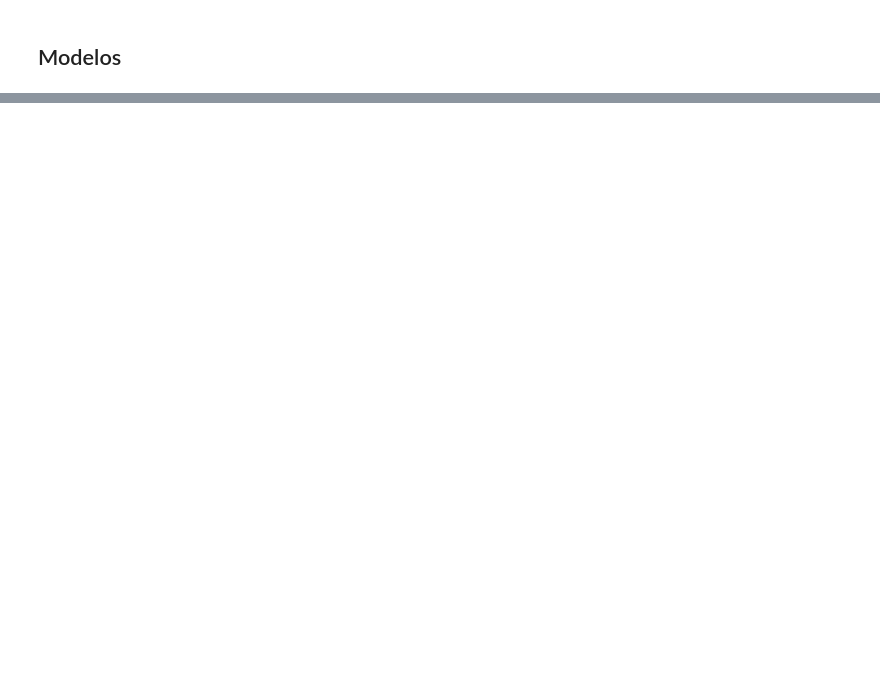
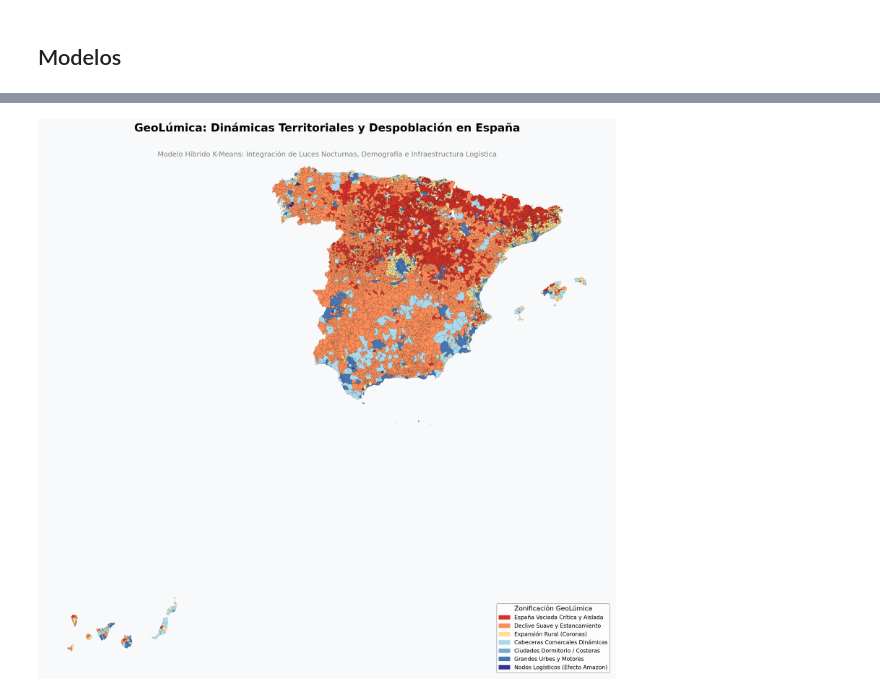
Before and after one commit to MartinEO2005/Proyecto_Big_Data_I, a Jupyter notebook: ML/ml_clustering.ipynb, the cells around one changed output, grey strips where cells are left out. Saved outputs shown, nothing was run; the diff lists cells and outputs as text; code cells hidden in the pictures; blank space fills up the shorter version.

```diff
--- a/ML/ml_clustering.ipynb
+++ b/ML/ml_clustering.ipynb
@@ -226,0 +530,88 @@ display(df_master.head()) # Usamos display() que se ve mucho mejor en Jupyter qu
+# %%
+import matplotlib.patches as mpatches
+import matplotlib.pyplot as plt
+import geopandas as gpd
+
+print("🗺️ GENERANDO MAPA CARTOGRÁFICO DEFINITIVO DE GEOLÚMICA...")
+
+# 1. Bautizamos los perfiles técnicos a Nombres de Negocio (GeoLúmica)
+diccionario_nombres = {
+    'Clúster Rural 5': '6 - España Vaciada Crítica y Aislada',
+    'Clúster Rural 1': '5 - Declive Suave y Estancamiento',
+    'Clúster Rural 0': '4 - Expansión Rural (Coronas)',
+    'Clúster Rural 3': '3 - Cabeceras Comarcales Dinámicas',
+    'Clúster Rural 2': '2 - Ciudades Dormitorio / Costeras',
+    '0 - Grandes Urbes y Motores Regionales': '1 - Grandes Urbes y Motores',
+    'Clúster Rural 4': '0 - Nodos Logísticos (Efecto Amazon)'
+}
+
+# Aplicamos los nombres a nuestra matriz
+df_master['Perfil_Final'] = df_master['Perfil_Territorial'].map(diccionario_nombres)
+
+# 2. Definimos la paleta divergente exacta (Rojo -> Amarillo -> Azul oscuro)
+colores_divergentes = {
+    '6 - España Vaciada Crítica y Aislada': '#d73027',    # Rojo Alerta
+    '5 - Declive Suave y Estancamiento': '#fc8d59',       # Naranja
+    '4 - Expansión Rural (Coronas)': '#fee090',           # Amarillo/Crema
+    '3 - Cabeceras Comarcales Dinámicas': '#abd9e9',      # Azul claro
+    '2 - Ciudades Dormitorio / Costeras': '#74add1',      # Azul medio
+    '1 - Grandes Urbes y Motores': '#4575b4',             # Azul oscuro
+    '0 - Nodos Logísticos (Efecto Amazon)': '#313695'     # Azul marino profundo
+}
+
+# 3. Cargamos geometrías
+print("Cargando geometrías desde GeoJSON...")
+ruta_geojson = '../municipios_es.geojson'
+gdf_muni = gpd.read_file(ruta_geojson)
+gdf_muni['LAU_ID'] = gdf_muni['LAU_ID'].astype(str).str.zfill(5)
+
+# 4. Cruzamos el mapa espacial con nuestros datos finales
+gdf_mapa = gdf_muni.merge(
+    df_master[['muni_id_join', 'Perfil_Final']],
+    left_on='LAU_ID',
+    right_on='muni_id_join',
+    how='left'
+)
+
+# 5. Configuramos el lienzo del gráfico en alta resolución
+fig, ax = plt.subplots(figsize=(18, 16), dpi=150)
+fig.patch.set_facecolor('#f8f9fa')
+ax.set_facecolor('#f8f9fa')
+
+print("Pintando perfiles territoriales...")
+
+# Filtramos y pintamos nulos primero (seguro anti-crasheo)
+nulos = gdf_mapa[gdf_mapa['Perfil_Final'].isna()]
+if not nulos.empty:
+    nulos.plot(ax=ax, color='#e0e0e0', linewidth=0.1)
+
+# Pintamos capa por capa usando nuestro diccionario para asegurar colores fijos
+leyenda_parches = []
+for perfil, color_hex in colores_divergentes.items():
+    subset = gdf_mapa[gdf_mapa['Perfil_Final'] == perfil]
+    if not subset.empty:
+        # Pintamos el clúster
+        subset.plot(ax=ax, color=color_hex, linewidth=0.15, edgecolor='black')
+        # Limpiamos el número inicial del nombre para la leyenda (ej: "1 - Grandes..." -> "Grandes...")
+        nombre_limpio = perfil.split(" - ")[1]
+        leyenda_parches.append(mpatches.Patch(color=color_hex, label=nombre_limpio))
+
+# 6. Estética y Leyenda Profesional
+ax.legend(
+    handles=leyenda_parches,
+    title='Zonificación GeoLúmica',
+    loc='lower right',
+    fontsize=11,
+    title_fontsize=13,
+    frameon=True,
+    facecolor='white',
+    edgecolor='gray'
+)
+
+ax.set_axis_off()
+plt.title('GeoLúmica: Dinámicas Territoriales y Despoblación en España', fontsize=22, fontweight='bold', pad=20)
+plt.suptitle('Modelo Híbrido K-Means: Integración de Luces Nocturnas, Demografía e Infraestructura Logística', fontsize=14, y=0.92, color='gray')
+
+plt.tight_layout()
+plt.show()
+# %% [output]
@@ -226,0 +621 @@ display(df_master.head()) # Usamos display() que se ve mucho mejor en Jupyter qu
+[figure, added]
```
Also changed, not shown: parts of 14 cells of this notebook.
